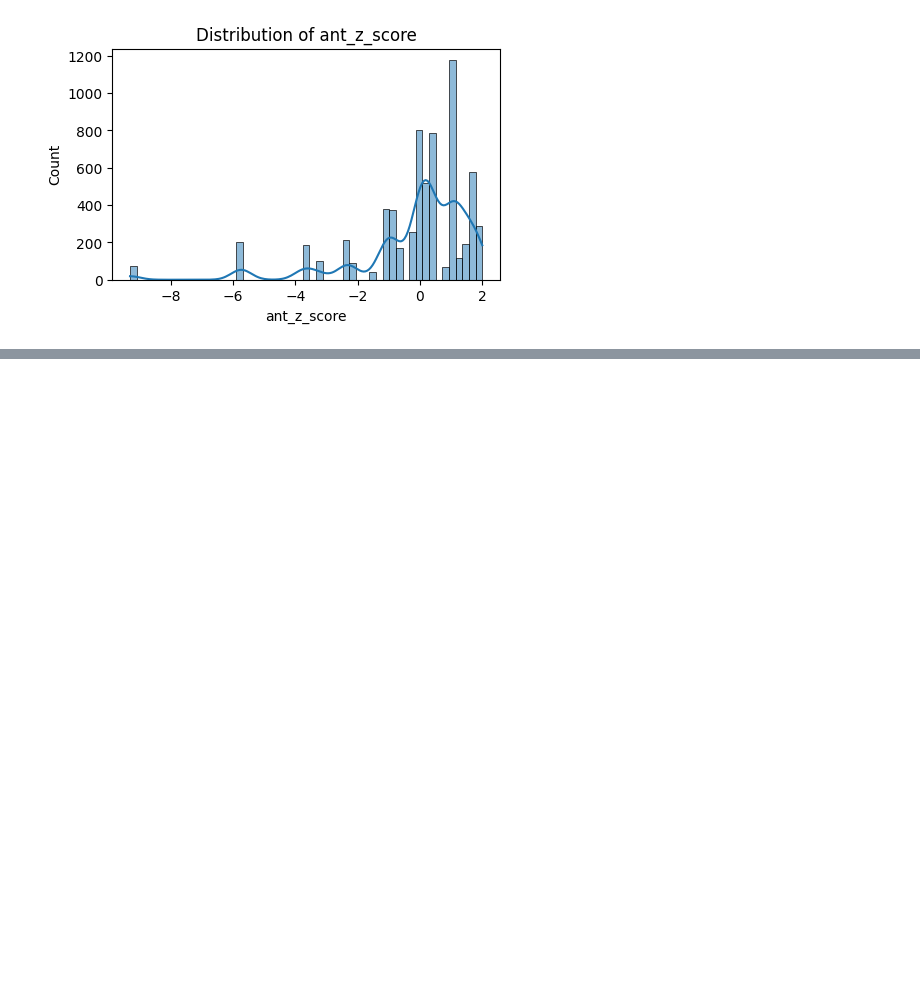
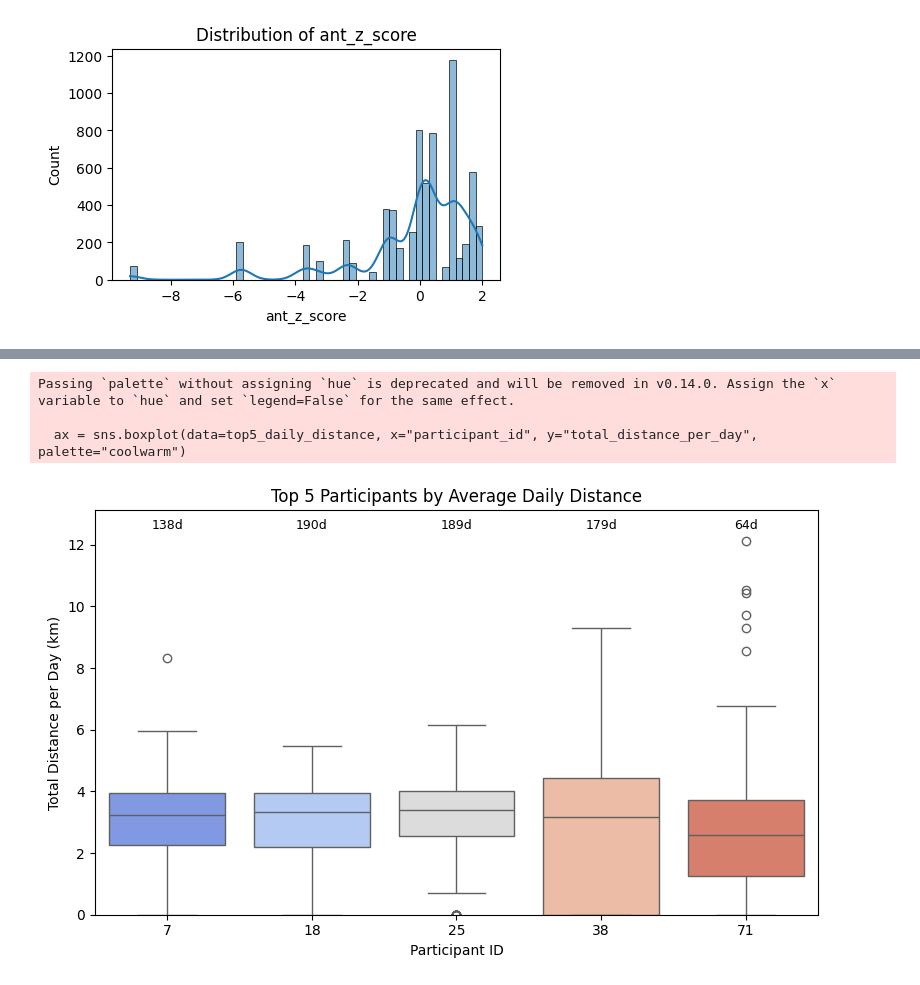
Before and after one commit to ut-southwestern/TechSANS_visualizations, a Jupyter notebook: techsans_summary.ipynb, the cells around one changed output, grey strips where cells are left out. Saved outputs shown, nothing was run; the diff lists cells and outputs as text; code cells hidden in the pictures; blank space fills up the shorter version.

```diff
--- a/techsans_summary.ipynb
+++ b/techsans_summary.ipynb
@@ -544,0 +642,45 @@ plt.show()
+# %%
+# Step 1: Calculate average distance and top 5 participants
+avg_distance_per_participant = (
+    daily_distance.groupby("participant_id")["total_distance_per_day"]
+    .mean()
+    .reset_index(name="avg_distance")
+)
+top5_ids = avg_distance_per_participant.nlargest(5, "avg_distance")["participant_id"]
+
+# Step 2: Filter for top 5 participants
+top5_daily_distance = daily_distance[daily_distance["participant_id"].isin(top5_ids)]
+
+# Step 3: Count number of days for each top participant
+top5_day_counts = (
+    top5_daily_distance.groupby("participant_id")["date"]
+    .nunique()
+    .reset_index(name="num_days")
+)
+
+# Step 4: Merge counts into plotting data
+top5_daily_distance = top5_daily_distance.merge(top5_day_counts, on="participant_id", how="left")
+
+# Step 5: Create the annotated box plot
+plt.figure(figsize=(8, 5))
+ax = sns.boxplot(data=top5_daily_distance, x="participant_id", y="total_distance_per_day", palette="coolwarm")
+plt.title("Top 5 Participants by Average Daily Distance")
+plt.xlabel("Participant ID")
+plt.ylabel("Total Distance per Day (km)")
+
+# Calculate upper limit for Y-axis
+y_max = top5_daily_distance["total_distance_per_day"].max()
+plt.ylim(0, y_max + 1)  # Add margin above boxes
+
+# Annotate number of days slightly above each box
+for i, row in enumerate(top5_day_counts.itertuples()):
+    ax.text(i, y_max + 0.3,  # Lowered from +0.5 to +0.3 and used y_max for consistency
+            f"{row.num_days}d", ha="center", va="bottom", fontsize=9, color="black")
+
+plt.tight_layout()
+plt.show()
+# %% [output]
+Passing `palette` without assigning `hue` is deprecated and will be removed in v0.14.0. Assign the `x` variable to `hue` and set `legend=False` for the same effect.
+
+  ax = sns.boxplot(data=top5_daily_distance, x="participant_id", y="total_distance_per_day", palette="coolwarm")
+[figure, added]
```
Also changed, not shown: parts of 19 cells of this notebook.
